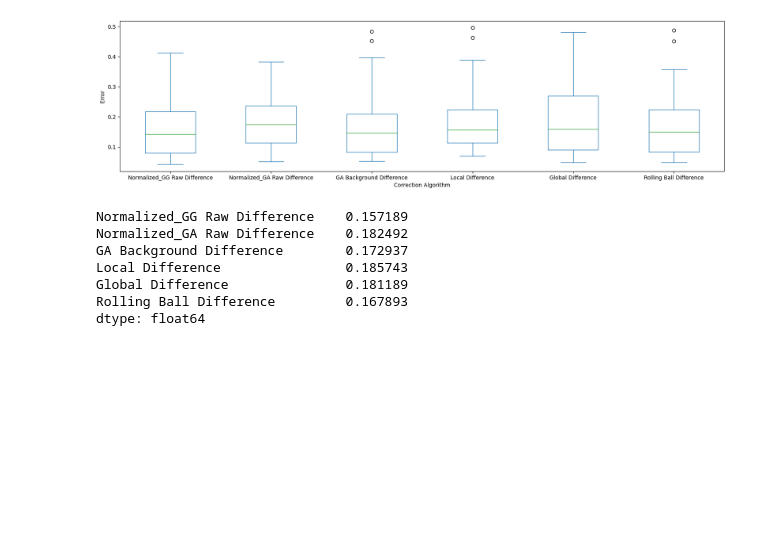
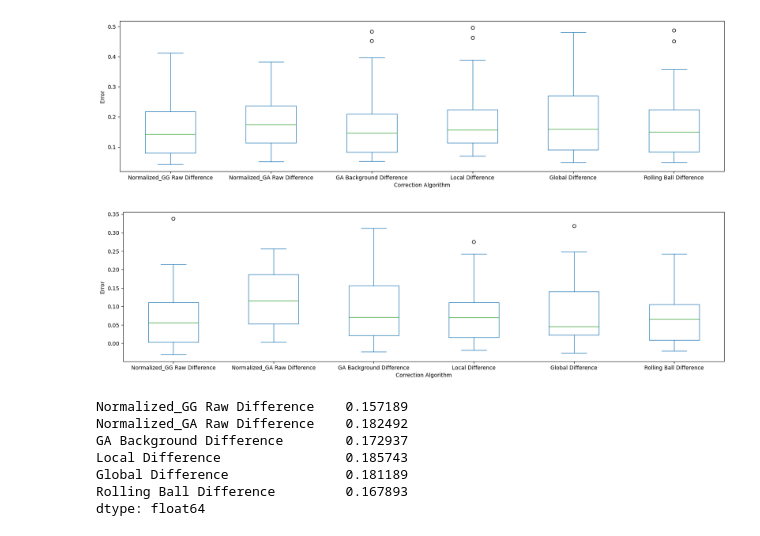
Before and after one commit to mattaq31/GelGenie, a Jupyter notebook: python-gelgenie/statistical_analysis/Analysis on Merged DF.ipynb, the cells around one changed output. Cells and saved outputs as stored; diff of their text form; code cells hidden in the pictures; blank space fills up the shorter version.

```diff
--- a/python-gelgenie/statistical_analysis/Analysis on Merged DF.ipynb
+++ b/python-gelgenie/statistical_analysis/Analysis on Merged DF.ipynb
@@ -144,6 +144,31 @@ plt.ylabel('Error')
 pass
 # %% [output]
 [figure]
+# %%
+# this graph again seems to imply that most of the results are similar to each other
+sel_quantities = [  'Normalized_GG Raw Difference',
+                  'Normalized_GA Raw Difference',
+                    'GA Background Difference',
+                    'Local Difference',
+                  'Global Difference',
+                    'Rolling Ball Difference']
+
+data_package = defaultdict(list)
+
+for gel in main_df['Gel ID'].unique():
+    filt_df = main_df[main_df['Gel ID']==gel]
+
+    for i, q in enumerate(sel_quantities):
+        data_package[q].append(filt_df[q].mean())
+
+out_dict = pd.DataFrame.from_dict(data_package)
+fig, ax = plt.subplots(figsize=(20,5))
+out_dict.plot(kind='box',ax=ax)
+plt.xlabel('Correction Algorithm')
+plt.ylabel('Error')
+pass
+# %% [output]
+[figure, added]
 # %%
 out_dict.mean() # Raw GG has the best overall average error!
 # %% [output]
```
Also changed, not shown: parts of 6 cells of this notebook.
